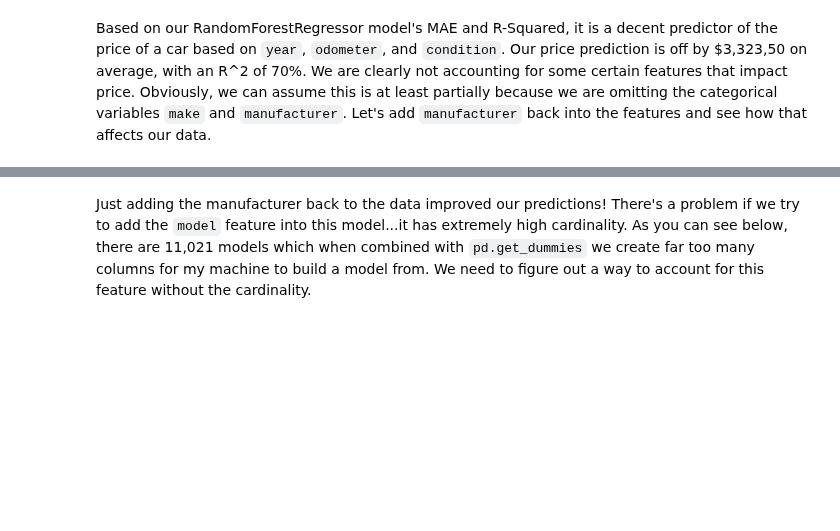
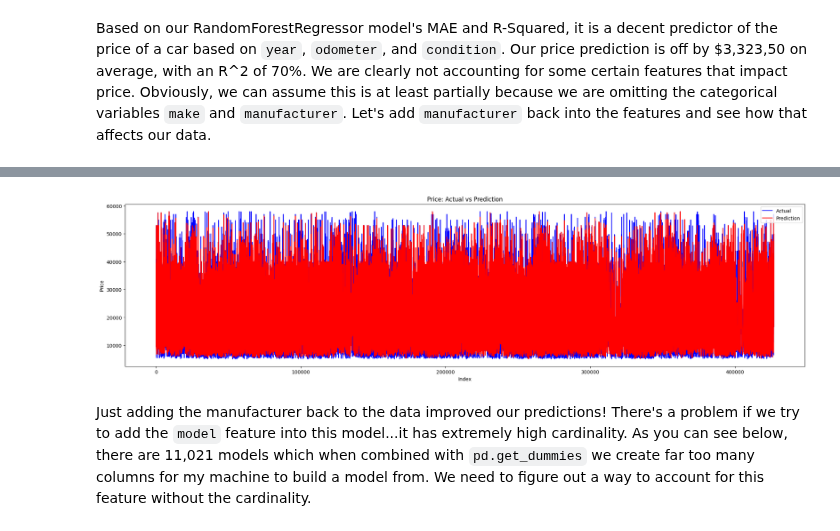
Before and after one commit to dslapelis/ML-AI-11.1, a Jupyter notebook: prompt_II.ipynb, the cells around one changed output, grey strips where cells are left out. Cells and saved outputs as stored; diff of their text form; code cells hidden in the pictures; blank space fills up the shorter version.

```diff
--- a/prompt_II.ipynb
+++ b/prompt_II.ipynb
@@ -278,3 +291,7 @@ R-squared: 0.8046267628862946
+# %%
+visualize_pred_vs_act(y_test, y_pred)
+# %% [output]
+[figure, added]
 # %% [markdown]
 Just adding the manufacturer back to the data improved our predictions! There's a problem if we try to add the `model` feature into this model...it has extremely high cardinality. As you can see below, there are 11,021 models which when combined with `pd.get_dummies` we create far too many columns for my machine to build a model from. We need to figure out a way to account for this feature without the cardinality.
 # %%
```
Also changed, not shown: parts of 19 cells of this notebook.
